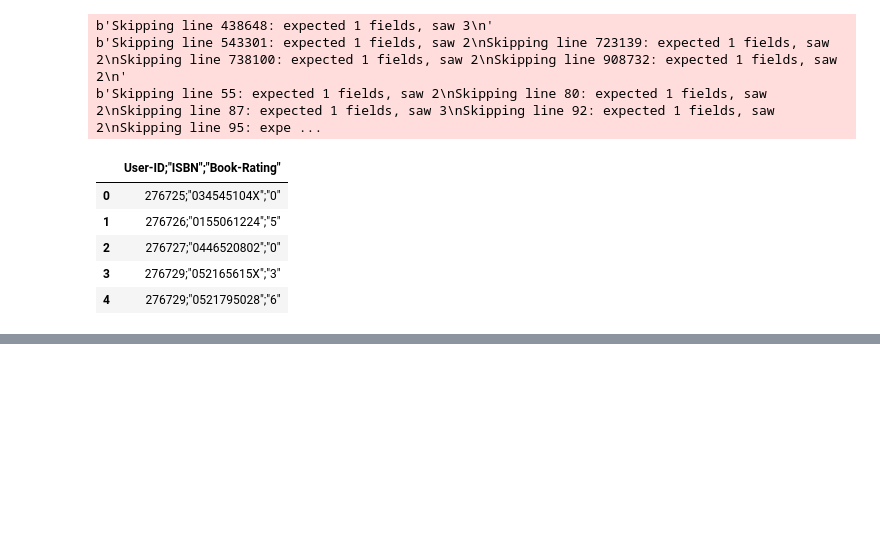
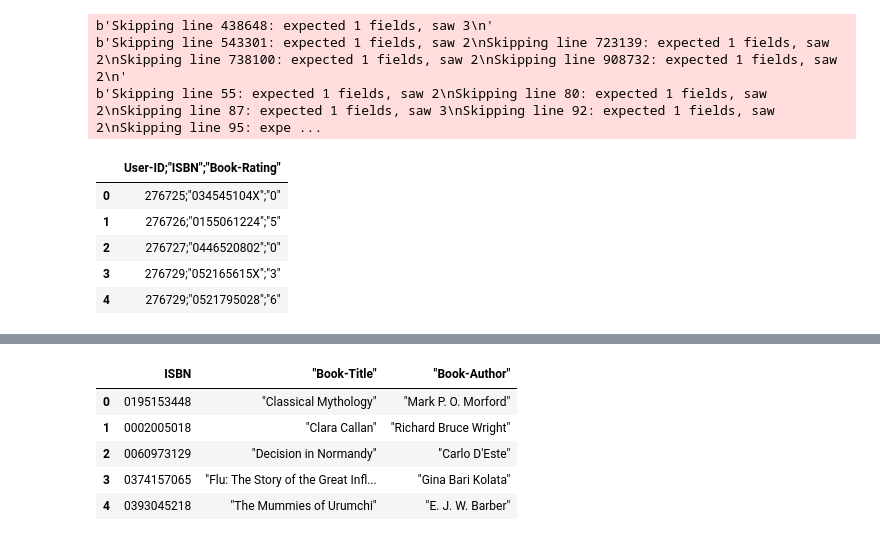
Before and after one commit to elishatofunmi/data-preprocessing, a Jupyter notebook: BX recommendation/Data preprocessing and Cleaning.ipynb, the cells around one changed output, grey strips where cells are left out. Cells and saved outputs as stored; diff of their text form; code cells hidden in the pictures; blank space fills up the shorter version.

```diff
--- a/BX recommendation/Data preprocessing and Cleaning.ipynb
+++ b/BX recommendation/Data preprocessing and Cleaning.ipynb
@@ -23,0 +52,10 @@ read_ratings.head()
+# %%
+frame_books = segregate(read_books)
+frame_books.head()
+# %% [output]
+|  | ISBN | "Book-Title" | "Book-Author" |
+| 0 | 0195153448 | "Classical Mythology" | "Mark P. O. Morford" |
+| 1 | 0002005018 | "Clara Callan" | "Richard Bruce Wright" |
+| 2 | 0060973129 | "Decision in Normandy" | "Carlo D'Este" |
+| 3 | 0374157065 | "Flu: The Story of the Great Infl... | "Gina Bari Kolata" |
+| 4 | 0393045218 | "The Mummies of Urumchi" | "E. J. W. Barber" |
```
Also changed, not shown: parts of 10 cells of this notebook.
